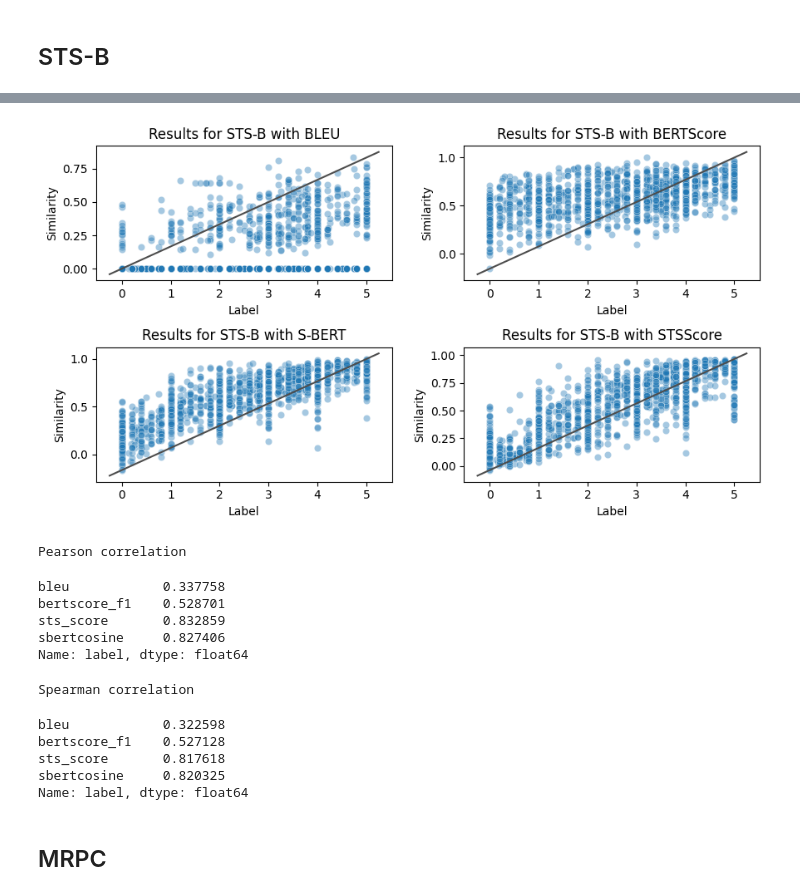
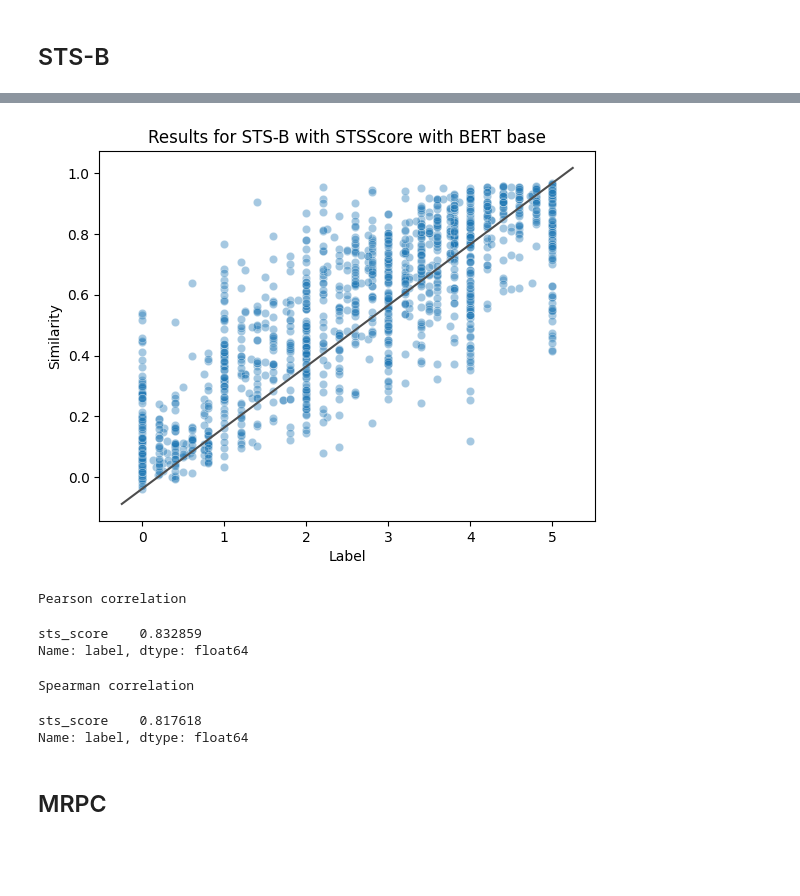
Before and after one commit to aieng-lab/stsscore, a Jupyter notebook: bert-base-ablation.ipynb, the cells around one changed output, grey strips where cells are left out. Cells and saved outputs as stored; diff of their text form; code cells hidden in the pictures; blank space fills up the shorter version.

```diff
--- a/bert-base-ablation.ipynb
+++ b/bert-base-ablation.ipynb
@@ -94,50 +85,28 @@ Number of instances: 1379
-# %%
-def draw_diagonal(ax):
-    ax.plot(ax.get_xlim(), ax.get_ylim(), c=".3")
-
-fig, axes = plt.subplots(2, 2, figsize=(9, 5))
-sns.scatterplot(x="label", y="bleu", data=scores_stsb, alpha=0.4, ax=axes[0,0])
-sns.scatterplot(x="label", y="bertscore_f1", data=scores_stsb, alpha=0.4, ax=axes[0,1])
-sns.scatterplot(x="label", y="sbertcosine", data=scores_stsb, alpha=0.4, ax=axes[1,0])
-sns.scatterplot(x="label", y="sts_score", data=scores_stsb, alpha=0.4, ax=axes[1,1])
-draw_diagonal(axes[0,0])
-draw_diagonal(axes[0,1])
-draw_diagonal(axes[1,0])
-draw_diagonal(axes[1,1])
-axes[0,0].set_ylabel("Similarity")
-axes[0,1].set_ylabel("Similarity")
-axes[1,0].set_ylabel("Similarity")
-axes[1,1].set_ylabel("Similarity")
-axes[0,0].set_xlabel("Label")
-axes[0,1].set_xlabel("Label")
-axes[1,0].set_xlabel("Label")
-axes[1,1].set_xlabel("Label")
-axes[0,0].set_title("Results for STS-B with BLEU")
-axes[0,1].set_title("Results for STS-B with BERTScore")
-axes[1,0].set_title("Results for STS-B with S-BERT")
-axes[1,1].set_title("Results for STS-B with STSScore")
-
-fig.tight_layout()
-plt.show()
-
-print('Pearson correlation')
-display(scores_stsb.corr(method='pearson')['label'][['bleu', 'bertscore_f1', 'sts_score', 'sbertcosine']])
-print('Spearman correlation')
-display(scores_stsb.corr(method='spearman')['label'][['bleu', 'bertscore_f1', 'sts_score', 'sbertcosine']])
-# %% [output]
-[figure, removed]
-Pearson correlation
-bleu            0.337758
-bertscore_f1    0.528701
-sts_score       0.832859
-sbertcosine     0.827406
-Name: label, dtype: float64
-Spearman correlation
-bleu            0.322598
-bertscore_f1    0.527128
-sts_score       0.817618
-sbertcosine     0.820325
-Name: label, dtype: float64
+# %%
+def draw_diagonal(ax):
+    ax.plot(ax.get_xlim(), ax.get_ylim(), c=".3")
+
+ax = sns.scatterplot(x="label", y="sts_score", data=scores_stsb, alpha=0.4)
+draw_diagonal(ax)
+ax.set_ylabel("Similarity")
+ax.set_xlabel("Label")
+ax.set_title("Results for STS-B with STSScore with BERT base")
+
+fig.tight_layout()
+plt.show()
+
+print('Pearson correlation')
+display(scores_stsb.corr(method='pearson')['label'][['sts_score']])
+print('Spearman correlation')
+display(scores_stsb.corr(method='spearman')['label'][['sts_score']])
+# %% [output]
+[figure, added]
+Pearson correlation
+sts_score    0.832859
+Name: label, dtype: float64
+Spearman correlation
+sts_score    0.817618
+Name: label, dtype: float64
 # %% [markdown]
 ## MRPC
 # %%
```
Also changed, not shown: parts of 37 cells of this notebook.
